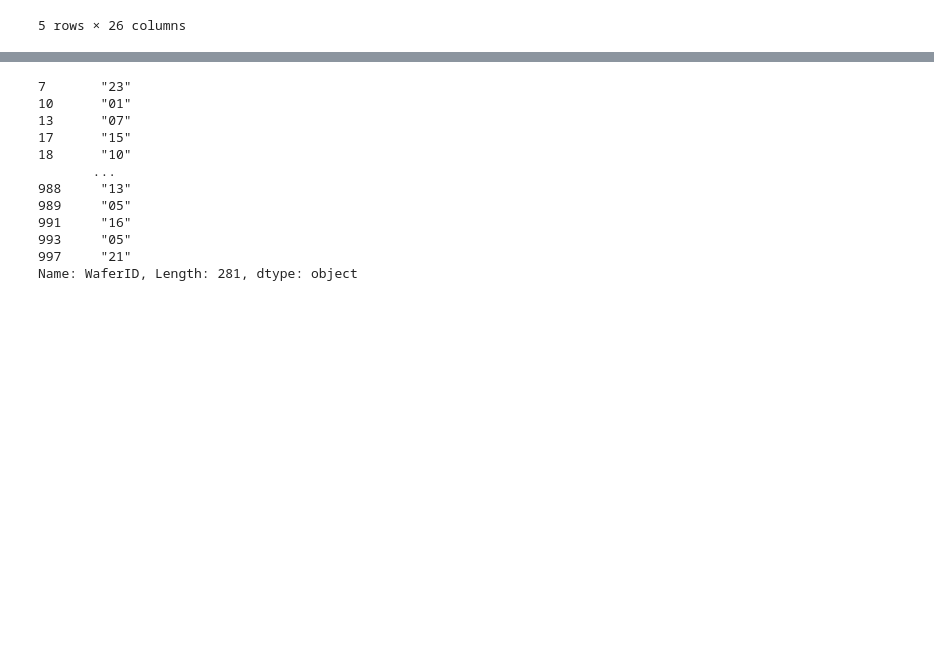
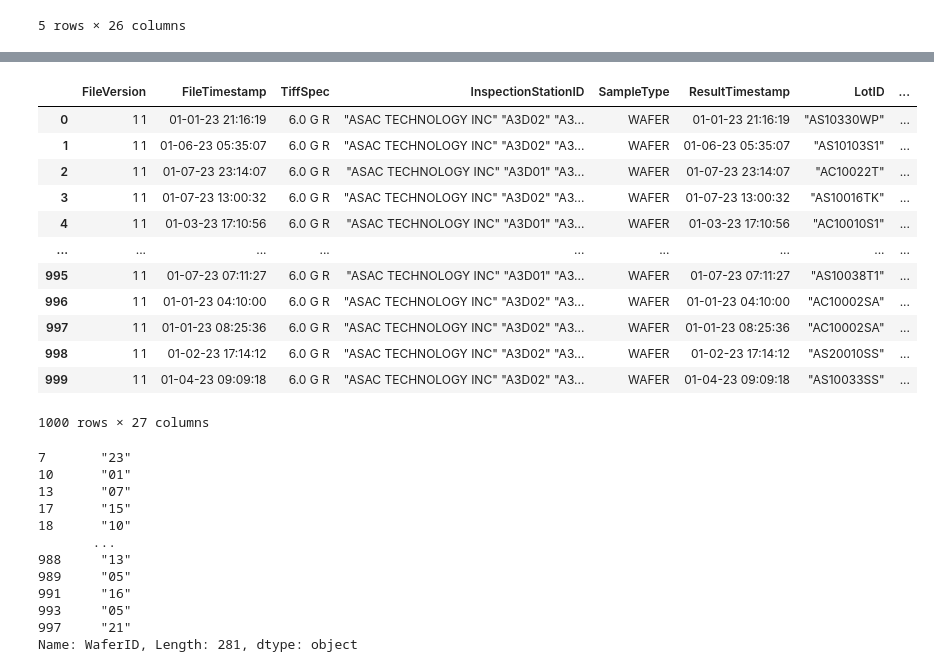
Before and after one commit to Hakseon97/Anomaly_wafer_detection_with_SKhynix, a Jupyter notebook: klarf_parsing.ipynb, the cells around one changed output, grey strips where cells are left out. Drawn from its saved outputs; the diff is of its cells as text; code cells hidden in the pictures; blank space fills up the shorter version.

```diff
--- a/klarf_parsing.ipynb
+++ b/klarf_parsing.ipynb
@@ -442,3 +476,21 @@ df.head()
+# %%
+# 위에서 정리한 DefectList, SummaryList columns 제거
+# 필요없는 columns 정리.
+uselessCols = ["DefectList", "SummaryList", ""]
+# %% [output]
+|  | FileVersion | FileTimestamp | TiffSpec | InspectionStationID | SampleType | ResultTimestamp | LotID | ... |
+| 0 | 1 1 | 01-01-23 21:16:19 | 6.0 G R | "ASAC TECHNOLOGY INC" "A3D02" "A3... | WAFER | 01-01-23 21:16:19 | "AS10330WP" | ... |
+| 1 | 1 1 | 01-06-23 05:35:07 | 6.0 G R | "ASAC TECHNOLOGY INC" "A3D02" "A3... | WAFER | 01-06-23 05:35:07 | "AS10103S1" | ... |
+| 2 | 1 1 | 01-07-23 23:14:07 | 6.0 G R | "ASAC TECHNOLOGY INC" "A3D01" "A3... | WAFER | 01-07-23 23:14:07 | "AC10022T" | ... |
+| 3 | 1 1 | 01-07-23 13:00:32 | 6.0 G R | "ASAC TECHNOLOGY INC" "A3D02" "A3... | WAFER | 01-07-23 13:00:32 | "AS10016TK" | ... |
+| 4 | 1 1 | 01-03-23 17:10:56 | 6.0 G R | "ASAC TECHNOLOGY INC" "A3D01" "A3... | WAFER | 01-03-23 17:10:56 | "AC10010S1" | ... |
+| ... | ... | ... | ... | ... | ... | ... | ... | ... |
+| 995 | 1 1 | 01-07-23 07:11:27 | 6.0 G R | "ASAC TECHNOLOGY INC" "A3D01" "A3... | WAFER | 01-07-23 07:11:27 | "AS10038T1" | ... |
+| 996 | 1 1 | 01-01-23 04:10:00 | 6.0 G R | "ASAC TECHNOLOGY INC" "A3D02" "A3... | WAFER | 01-01-23 04:10:00 | "AC10002SA" | ... |
+| 997 | 1 1 | 01-01-23 08:25:36 | 6.0 G R | "ASAC TECHNOLOGY INC" "A3D02" "A3... | WAFER | 01-01-23 08:25:36 | "AC10002SA" | ... |
+| 998 | 1 1 | 01-02-23 17:14:12 | 6.0 G R | "ASAC TECHNOLOGY INC" "A3D02" "A3... | WAFER | 01-02-23 17:14:12 | "AS20010SS" | ... |
+| 999 | 1 1 | 01-04-23 09:09:18 | 6.0 G R | "ASAC TECHNOLOGY INC" "A3D02" "A3... | WAFER | 01-04-23 09:09:18 | "AS10033SS" | ... |
+1000 rows × 27 columns
 # %%
 temp = pd.concat([df, defect_df], axis=1)
 temp[temp.NDEFECT == '2'].WaferID
```
Also changed, not shown: parts of 6 cells of this notebook.
